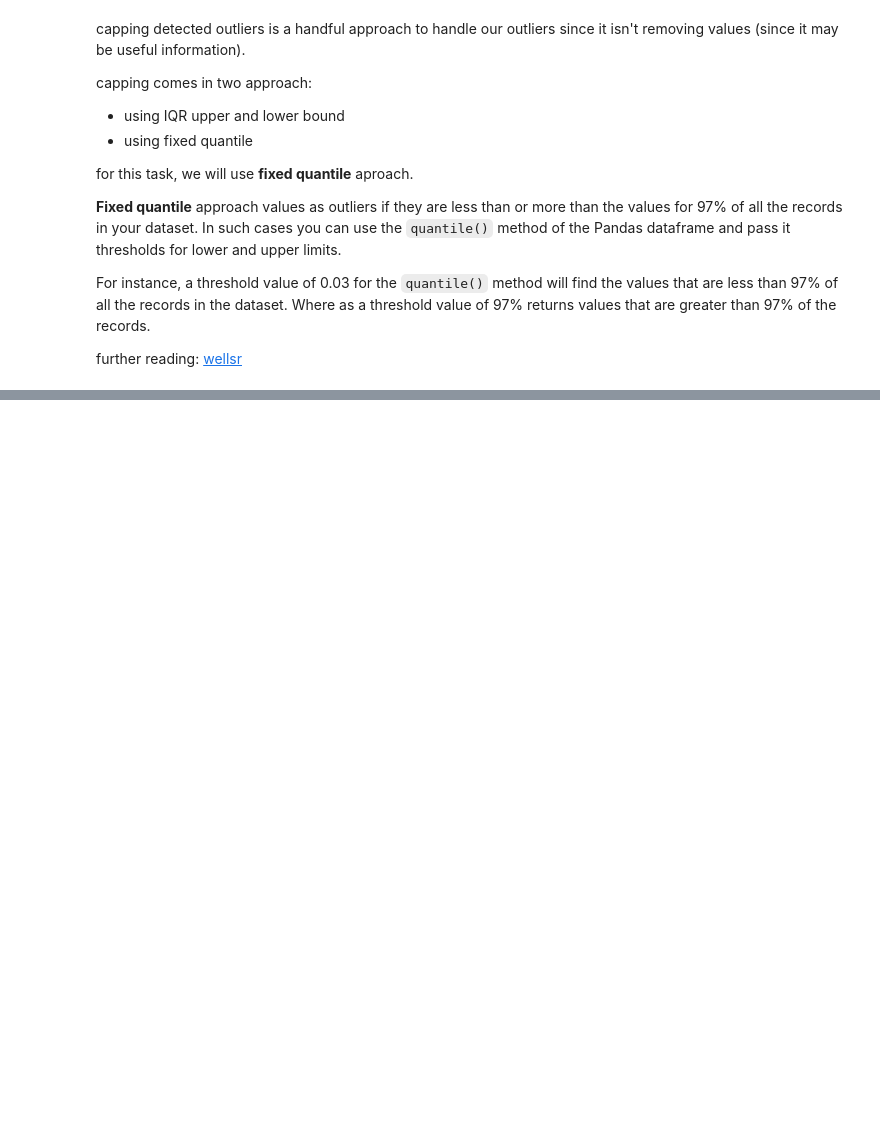
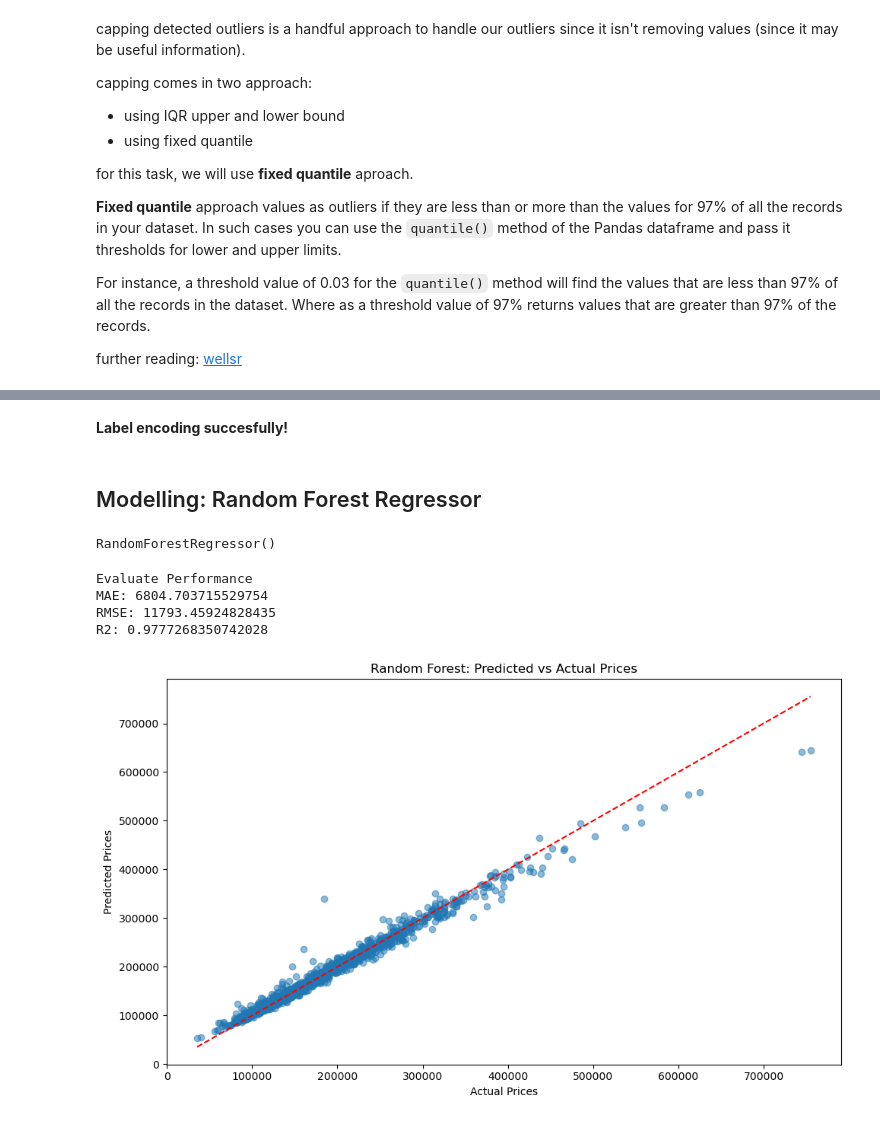
Before and after one commit to aryabaguss/House-Price-Data-Cleaning, a Jupyter notebook: House_Price_Cleaning.ipynb, the cells around one changed output, grey strips where cells are left out. Saved outputs shown, nothing was run; the diff lists cells and outputs as text; code cells hidden in the pictures; blank space fills up the shorter version.

```diff
--- a/House_Price_Cleaning.ipynb
+++ b/House_Price_Cleaning.ipynb
@@ -591,0 +828,7 @@ Upper Limit : 213.4761000000001
+# %% [markdown]
+**Label encoding succesfully!**
+# %% [markdown]
+## Modelling: Random Forest Regressor
+# %%
+X = house_price_le.drop(["Id", "SalePrice"], axis=1)
+y = house_price_le.SalePrice
@@ -591,0 +837,32 @@ Upper Limit : 213.4761000000001
+# %%
+rf = RandomForestRegressor()
+# %%
+rf.fit(X, y)
+# %% [output]
+RandomForestRegressor()
+# %%
+y_pred = rf.predict(X)
+# %%
+from sklearn.metrics import mean_absolute_error, r2_score, mean_squared_error
+
+print("Evaluate Performance")
+print("MAE:",mean_absolute_error(y, y_pred))
+print("RMSE:", np.sqrt(mean_squared_error(y, y_pred)))
+print("R2:",r2_score(y, y_pred))
+# %% [output]
+Evaluate Performance
+MAE: 6804.703715529754
+RMSE: 11793.45924828435
+R2: 0.9777268350742028
+# %%
+# Visualize predictions vs actual values
+plt.figure(figsize=(10, 6))
+plt.scatter(y, y_pred, alpha=0.5)
+plt.plot([y.min(), y.max()], [y.min(), y.max()], 'r--')
+plt.xlabel('Actual Prices')
+plt.ylabel('Predicted Prices')
+plt.title('Random Forest: Predicted vs Actual Prices')
+plt.tight_layout()
+plt.show()
+# %% [output]
+[figure, added]
```
Also changed, not shown: parts of 24 cells of this notebook.
